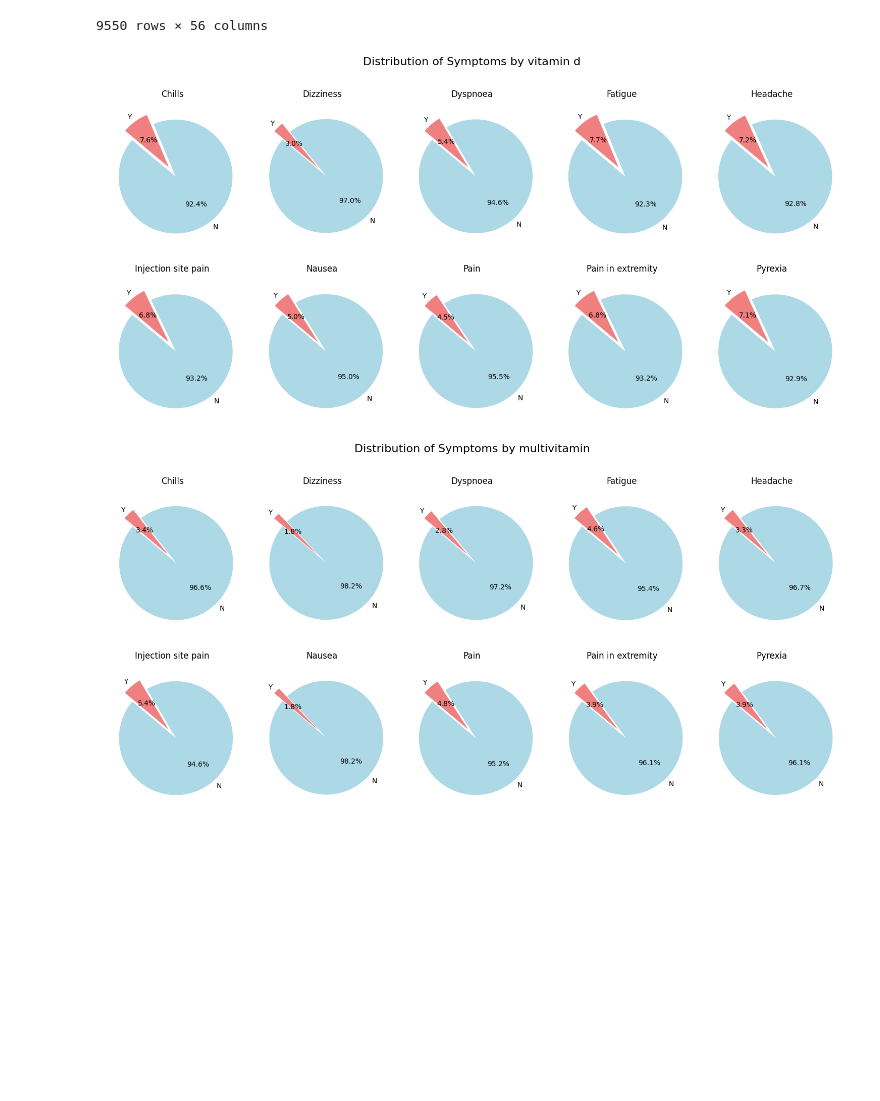
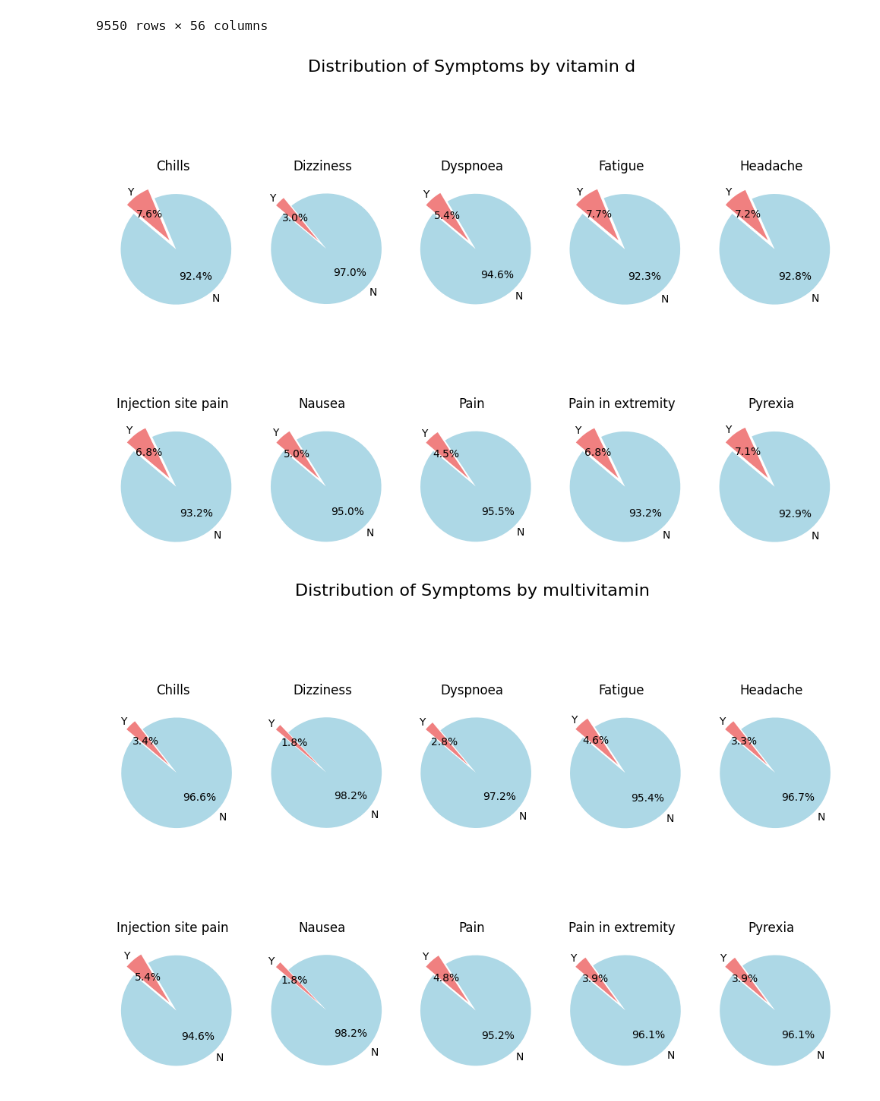
Before and after one commit to Rutu136/COMP4710-World-Vaccine-Adverse-Reactions, a Jupyter notebook: Group8_medication_visualization.ipynb, the cells around one changed output. Cells and saved outputs as stored; diff of their text form; code cells hidden in the pictures; blank space fills up the shorter version.

```diff
--- a/Group8_medication_visualization.ipynb
+++ b/Group8_medication_visualization.ipynb
@@ -1,7 +1,7 @@
 # %%
 import pandas as pd
 from collections import Counter
-df = pd.read_csv("cleaned_vers_data_covid19_vaccine_2020-2022_duplicate_removed.csv")
+df = pd.read_csv("cleaned_vers_data_covid19_vaccine_2020-2022_duplicate_removed.csv", encoding='latin-1')
 # %%
 
 all_symptoms = df['Symptoms'].str.split(',').explode().str.strip()
@@ -173,33 +173,33 @@ import matplotlib.pyplot as plt
 
 for med in top_10_medications:
     # Create a new DataFrame with counts for each symptom and gender
     symptom_gender_counts = filtered_df.groupby(['Symptoms', f'POP_MED_{med}']).size().unstack(fill_value=0)
     # symptom_gender_counts["Arthralgia"]
     # Set up subplots
     num_symptoms = len(symptom_gender_counts)
     num_cols = 5  # Adjust the number of columns based on your preference
     num_rows = (num_symptoms + num_cols - 1) // num_cols
 
-    fig, axes = plt.subplots(nrows=num_rows, ncols=num_cols, figsize=(15, 8))
+    fig, axes = plt.subplots(nrows=num_rows, ncols=num_cols, figsize=(10, 8))
 
     # Iterate over each symptom and plot a pie chart
     for i, (symptom, row) in enumerate(symptom_gender_counts.iterrows()):
         row_index = i // num_cols
         col_index = i % num_cols
 
         colors = ['lightblue', 'lightcoral', 'lightgreen', 'lightgrey']  # Customize colors as needed
         explode = (0.1,) * len(row.index)  # Adjust the explode values to have the same length as the number of categories
 
         axes[row_index, col_index].pie(row, labels=row.index, colors=colors, autopct='%1.1f%%', startangle=140, explode=explode)
         axes[row_index, col_index].set_title(f'{symptom}')
 
     # Add main title
     main_title = f"Distribution of Symptoms by {med}"
     plt.suptitle(main_title, fontsize=16)
 
     # Adjust layout to prevent clipping
     plt.tight_layout()
     plt.show()
 # %% [output]
-[figure, old version]
+[figure, new version]
-[figure, old version]
+[figure, new version]
```
Also changed, not shown: parts of 1 cell of this notebook, 2 other files.
